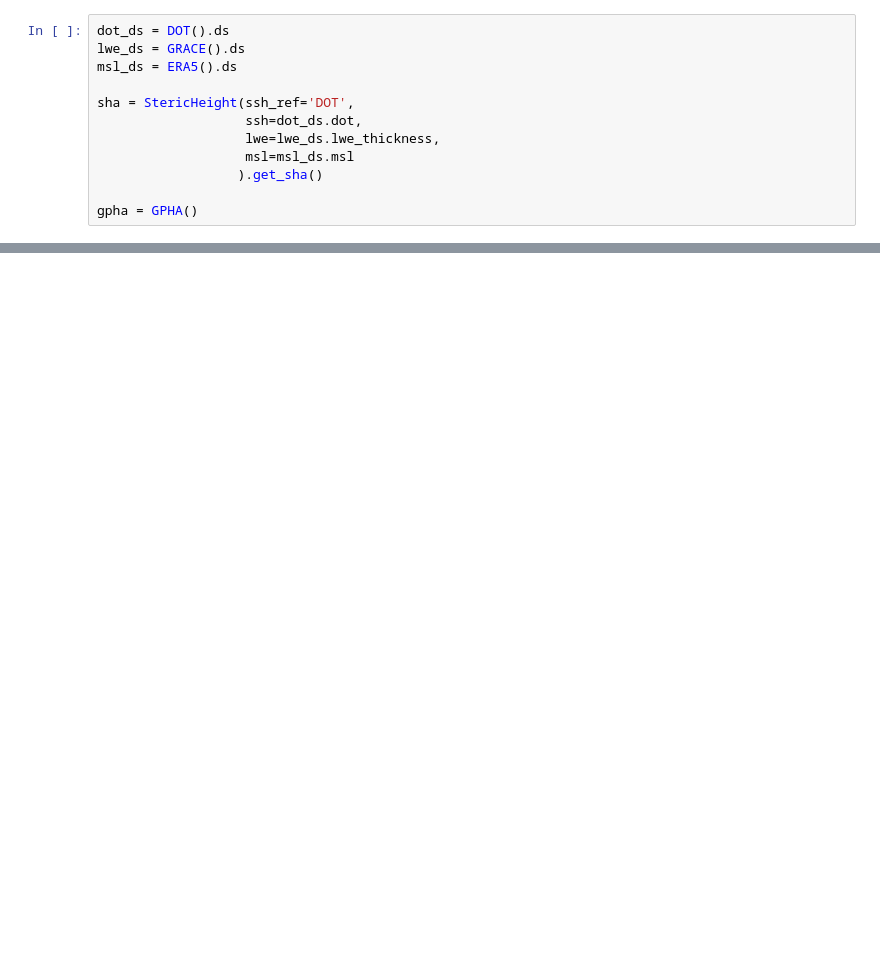
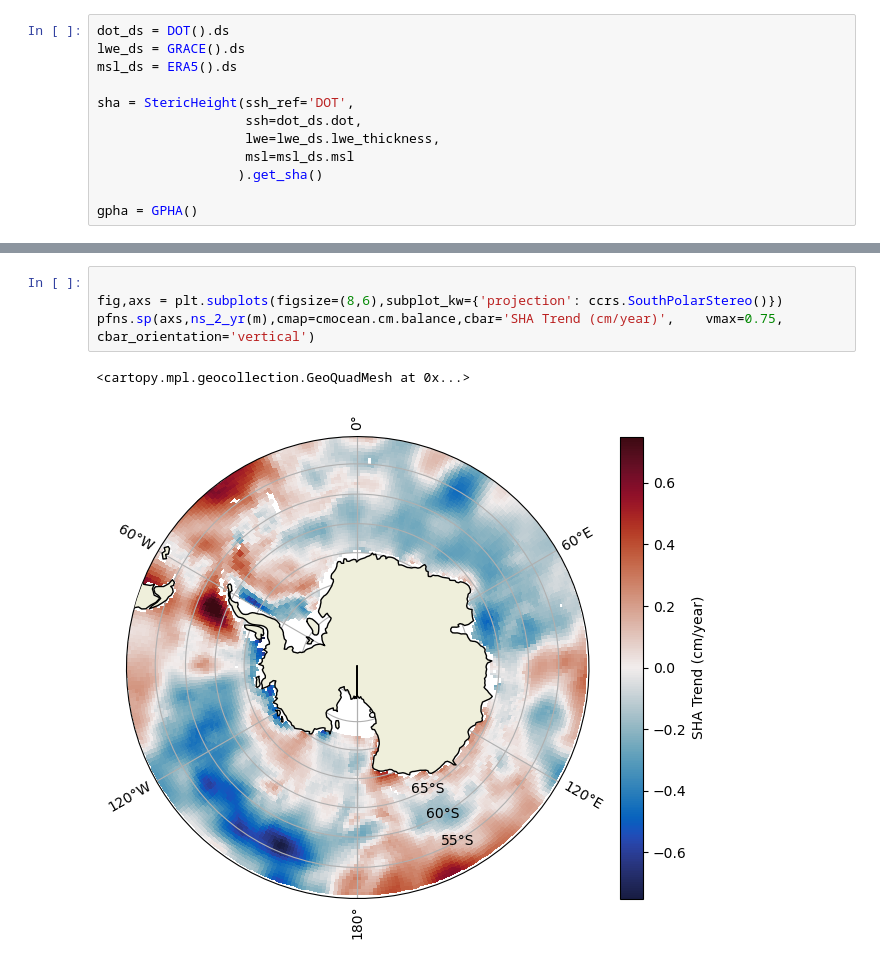
Before and after one commit to eejco/stericheight_2023, a Jupyter notebook: figure_4.ipynb, the cells around one changed output, grey strips where cells are left out. Cells and saved outputs as stored; diff of their text form; blank space fills up the shorter version.

```diff
--- a/figure_4.ipynb
+++ b/figure_4.ipynb
@@ -106,0 +79,7 @@ fig.savefig('plots/figure4.png',dpi=200,transparent=True,bbox_inches='tight')
+# %%
+
+fig,axs = plt.subplots(figsize=(8,6),subplot_kw={'projection': ccrs.SouthPolarStereo()})
+pfns.sp(axs,ns_2_yr(m),cmap=cmocean.cm.balance,cbar='SHA Trend (cm/year)',    vmax=0.75,    cbar_orientation='vertical')
+# %% [output]
+<cartopy.mpl.geocollection.GeoQuadMesh at 0x...>
+[figure, added]
```
Also changed, not shown: parts of 17 cells of this notebook, 7 other files.
